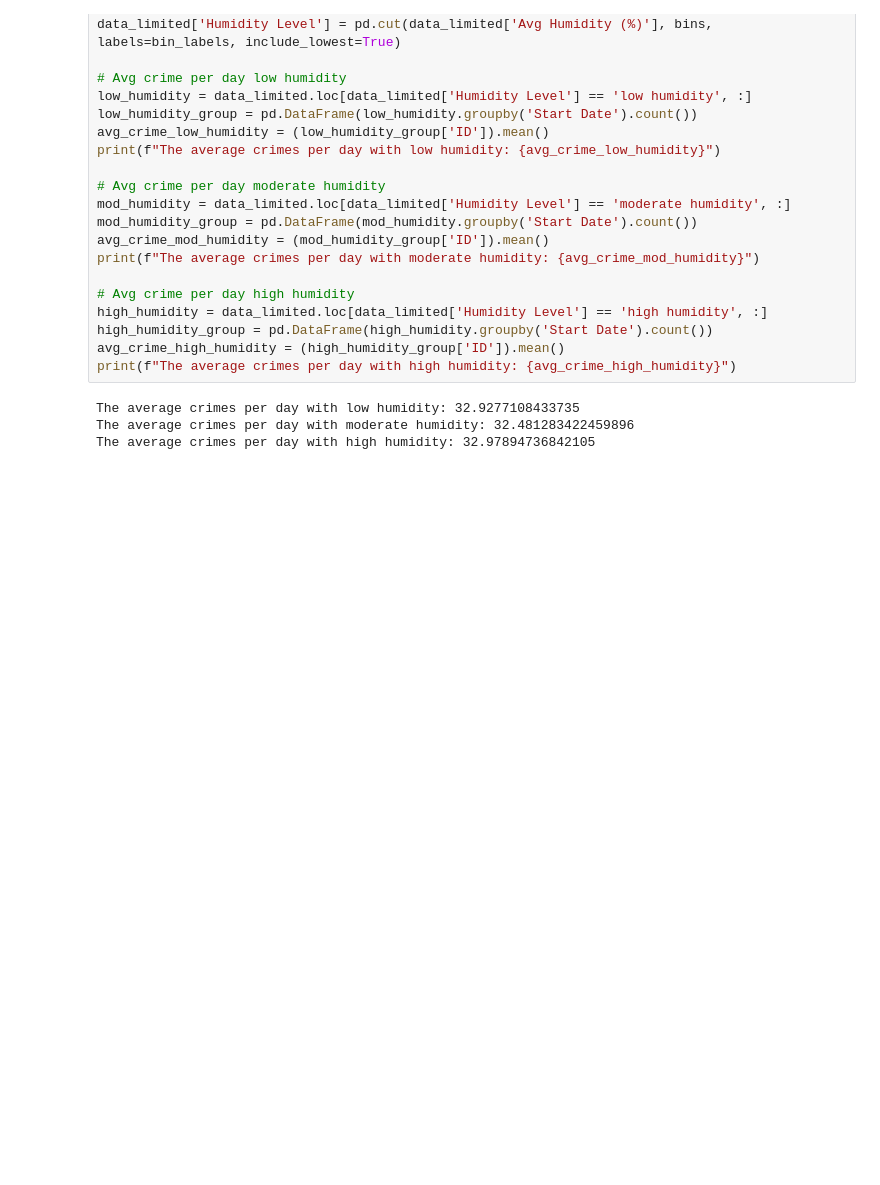
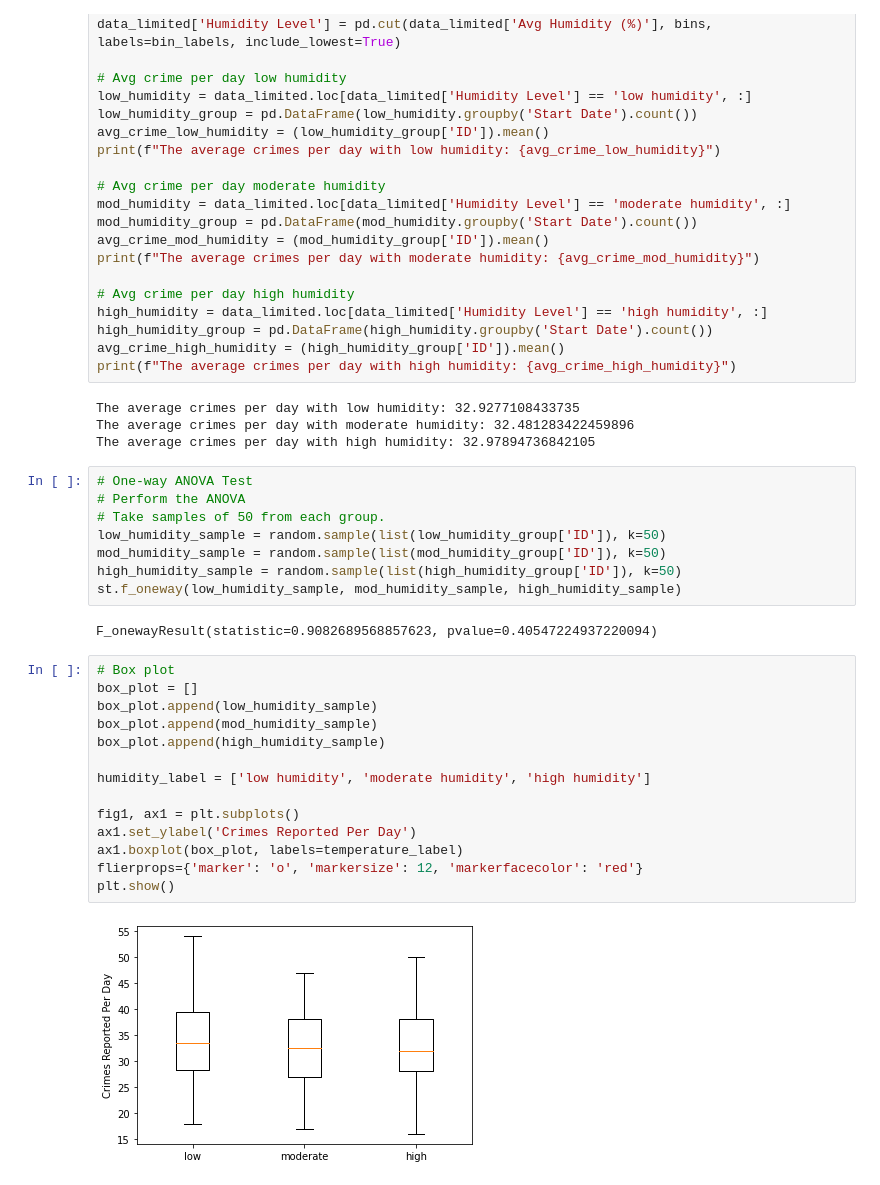
Before and after one commit to b-wild/Project_One_Group_2, a Jupyter notebook: Q3-4_Correlation.ipynb, the cells around one changed output. Drawn from its saved outputs; the diff is of its cells as text; blank space fills up the shorter version.

Commit message:
added humidity and crime analysis

```diff
--- a/Q3-4_Correlation.ipynb
+++ b/Q3-4_Correlation.ipynb
@@ -380,3 +372,29 @@ print(f"The average crimes per day with high humidity: {avg_crime_high_humidity}
 The average crimes per day with low humidity: 32.9277108433735
 The average crimes per day with moderate humidity: 32.481283422459896
 The average crimes per day with high humidity: 32.97894736842105
+# %%
+# One-way ANOVA Test
+# Perform the ANOVA
+# Take samples of 50 from each group.
+low_humidity_sample = random.sample(list(low_humidity_group['ID']), k=50)
+mod_humidity_sample = random.sample(list(mod_humidity_group['ID']), k=50)
+high_humidity_sample = random.sample(list(high_humidity_group['ID']), k=50)
+st.f_oneway(low_humidity_sample, mod_humidity_sample, high_humidity_sample)
+# %% [output]
+F_onewayResult(statistic=0.9082689568857623, pvalue=0.40547224937220094)
+# %%
+# Box plot
+box_plot = []
+box_plot.append(low_humidity_sample)
+box_plot.append(mod_humidity_sample)
+box_plot.append(high_humidity_sample)
+
+humidity_label = ['low humidity', 'moderate humidity', 'high humidity']
+
+fig1, ax1 = plt.subplots()
+ax1.set_ylabel('Crimes Reported Per Day')
+ax1.boxplot(box_plot, labels=temperature_label)
+flierprops={'marker': 'o', 'markersize': 12, 'markerfacecolor': 'red'}
+plt.show()
+# %% [output]
+[figure, added]
```
Also changed, not shown: parts of 4 cells of this notebook.
